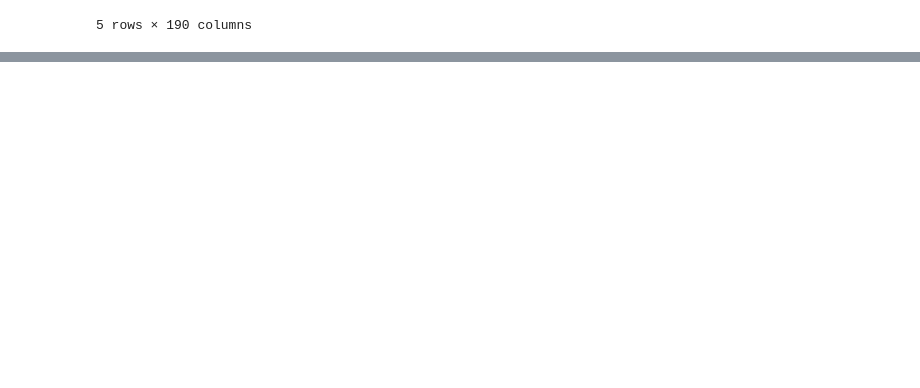
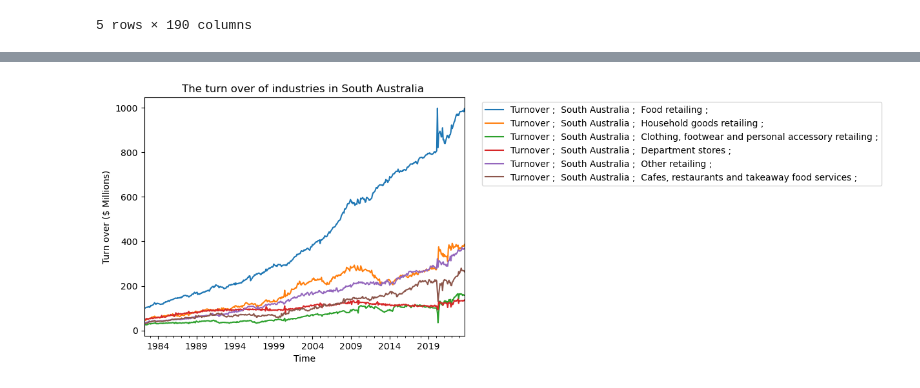
Before and after one commit to benhengyong/Group2, a Jupyter notebook: DataAnalysis.ipynb, the cells around one changed output, grey strips where cells are left out. Saved outputs shown, nothing was run; the diff lists cells and outputs as text; code cells hidden in the pictures; blank space fills up the shorter version.

```diff
--- a/DataAnalysis.ipynb
+++ b/DataAnalysis.ipynb
@@ -46,0 +110,6 @@ data_by_state_and_industry.head()
+# %%
+# From data_by_state_and_industry, create new dataframe with only data from chosen state
+chosen_state = 'South Australia'
+
+chosen_state_df = question_4_df.filter(regex= f'Month|{chosen_state}')
+chosen_state_df.head()
@@ -46,0 +127,13 @@ data_by_state_and_industry.head()
+# %%
+# Create a line chart showing the industry turnover by time for the chosen state
+chosen_state_df.plot(x = 'Month')
+
+plt.title(f"The turn over of industries in {chosen_state} ")
+plt.xlabel('Time')
+plt.ylabel('Turn over ($ Millions)')
+plt.legend()
+plt.legend(bbox_to_anchor=(1.04, 1), loc="upper left")
+
+plt.show()
+# %% [output]
+[figure, added]
```
Also changed, not shown: parts of 8 cells of this notebook.
